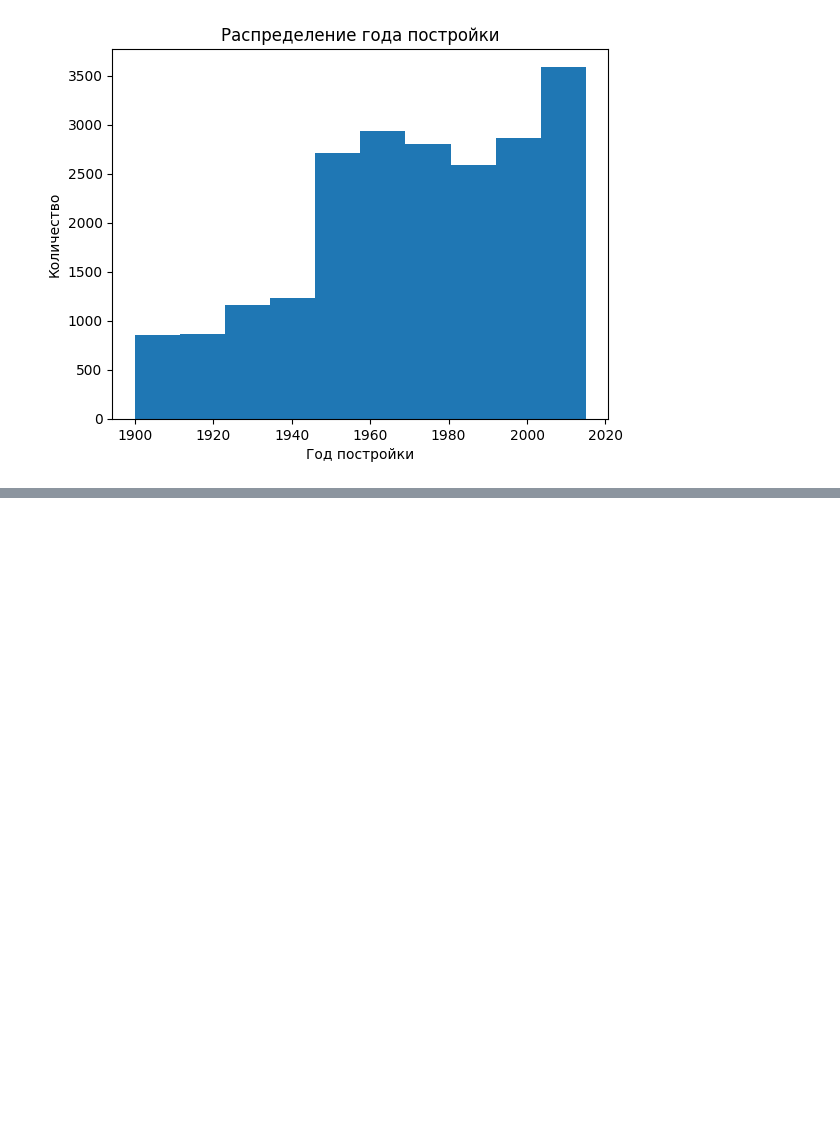
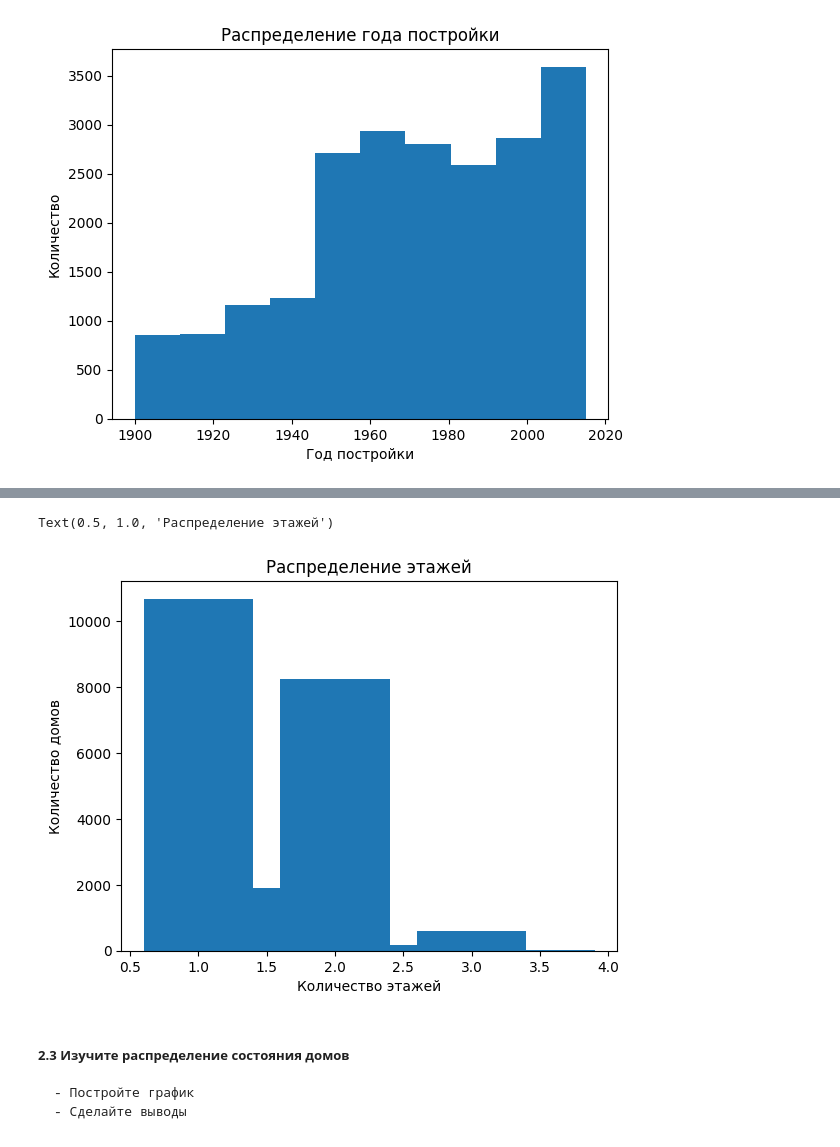
Before and after one commit to machinajg/Homework_4_pandas, a Jupyter notebook: Homework_4_pandas.ipynb, the cells around one changed output, grey strips where cells are left out. Cells and saved outputs as stored; diff of their text form; code cells hidden in the pictures; blank space fills up the shorter version.

```diff
--- a/Homework_4_pandas.ipynb
+++ b/Homework_4_pandas.ipynb
@@ -57,0 +82,3 @@ Text(0.5, 1.0, 'Распределение года постройки')
+# %%
+data_flrs =df['floors'].value_counts()
+data_flrs
@@ -57,0 +94,13 @@ Text(0.5, 1.0, 'Распределение года постройки')
+# %%
+plt.figure()
+plt.bar(data_flrs.index, data_flrs.values)
+plt.xlabel('Количество этажей')
+plt.ylabel('Количество домов')
+plt.title('Распределение этажей')
+# %% [output]
+Text(0.5, 1.0, 'Распределение этажей')
+[figure, added]
+# %% [markdown]
+##### 2.3 Изучите распределение состояния домов
+    - Постройте график
+    - Сделайте выводы
```
Also changed, not shown: parts of 9 cells of this notebook.
